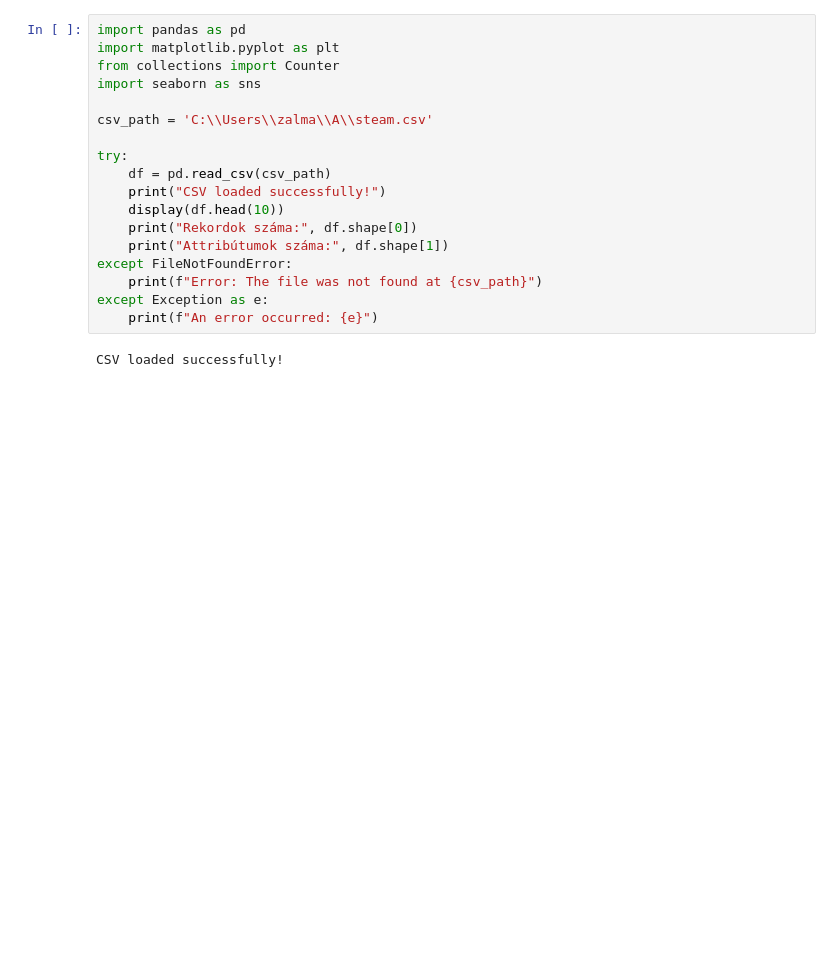
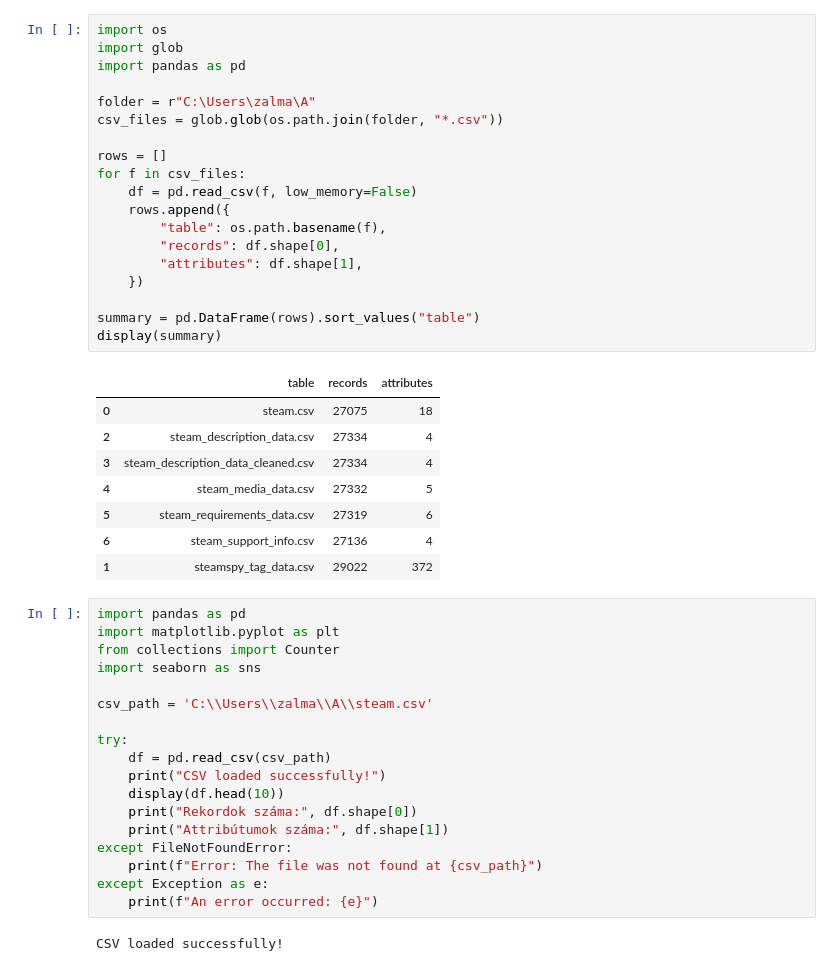
Before and after one commit to Ddavid111/videogame-data-analysis, a Jupyter notebook: notebooks/A.ipynb, the cells around one changed output. Saved outputs shown, nothing was run; the diff lists cells and outputs as text; blank space fills up the shorter version.

```diff
--- a/notebooks/A.ipynb
+++ b/notebooks/A.ipynb
@@ -1,3 +1,31 @@
+# %%
+import os
+import glob
+import pandas as pd
+
+folder = r"C:\Users\zalma\A"
+csv_files = glob.glob(os.path.join(folder, "*.csv"))
+
+rows = []
+for f in csv_files:
+    df = pd.read_csv(f, low_memory=False)
+    rows.append({
+        "table": os.path.basename(f),
+        "records": df.shape[0],
+        "attributes": df.shape[1],
+    })
+
+summary = pd.DataFrame(rows).sort_values("table")
+display(summary)
+# %% [output]
+|  | table | records | attributes |
+| 0 | steam.csv | 27075 | 18 |
+| 2 | steam_description_data.csv | 27334 | 4 |
+| 3 | steam_description_data_cleaned.csv | 27334 | 4 |
+| 4 | steam_media_data.csv | 27332 | 5 |
+| 5 | steam_requirements_data.csv | 27319 | 6 |
+| 6 | steam_support_info.csv | 27136 | 4 |
+| 1 | steamspy_tag_data.csv | 29022 | 372 |
 # %%
 import pandas as pd
 import matplotlib.pyplot as plt
```
Also changed, not shown: parts of 2 cells of this notebook, 20 other files.
